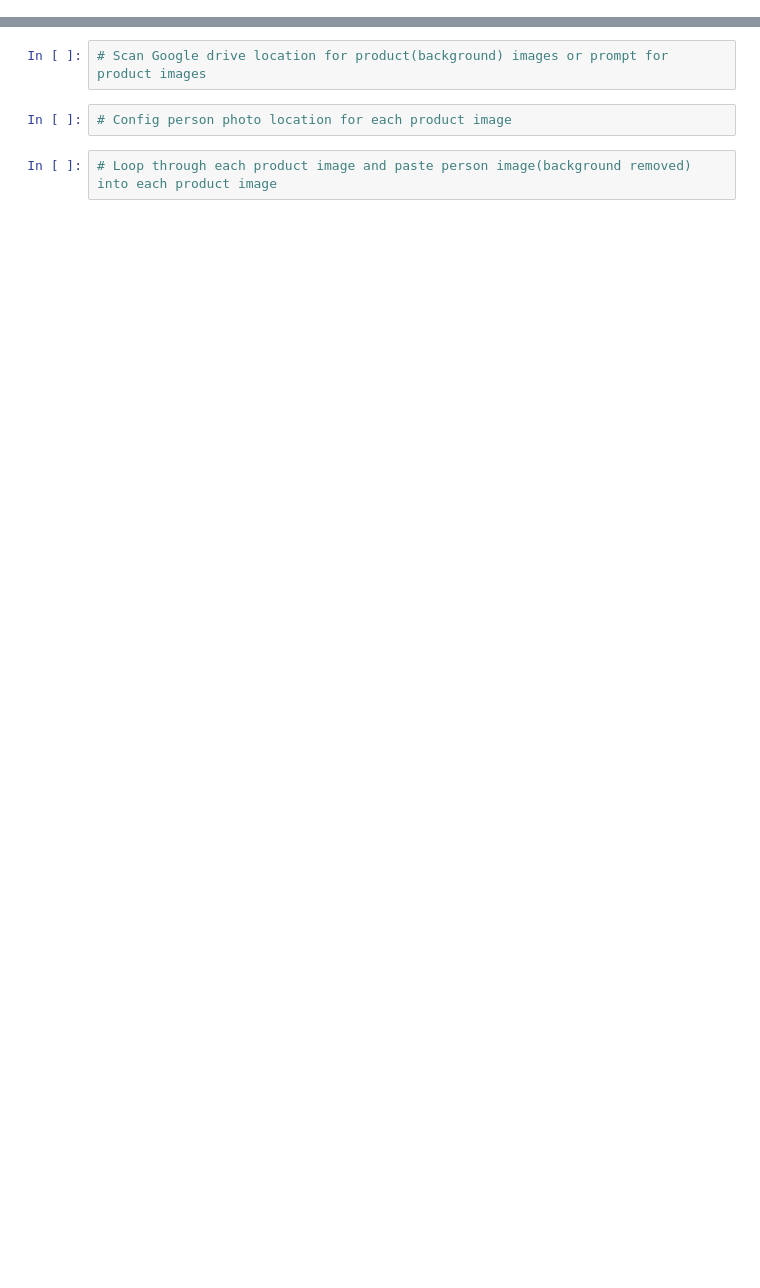
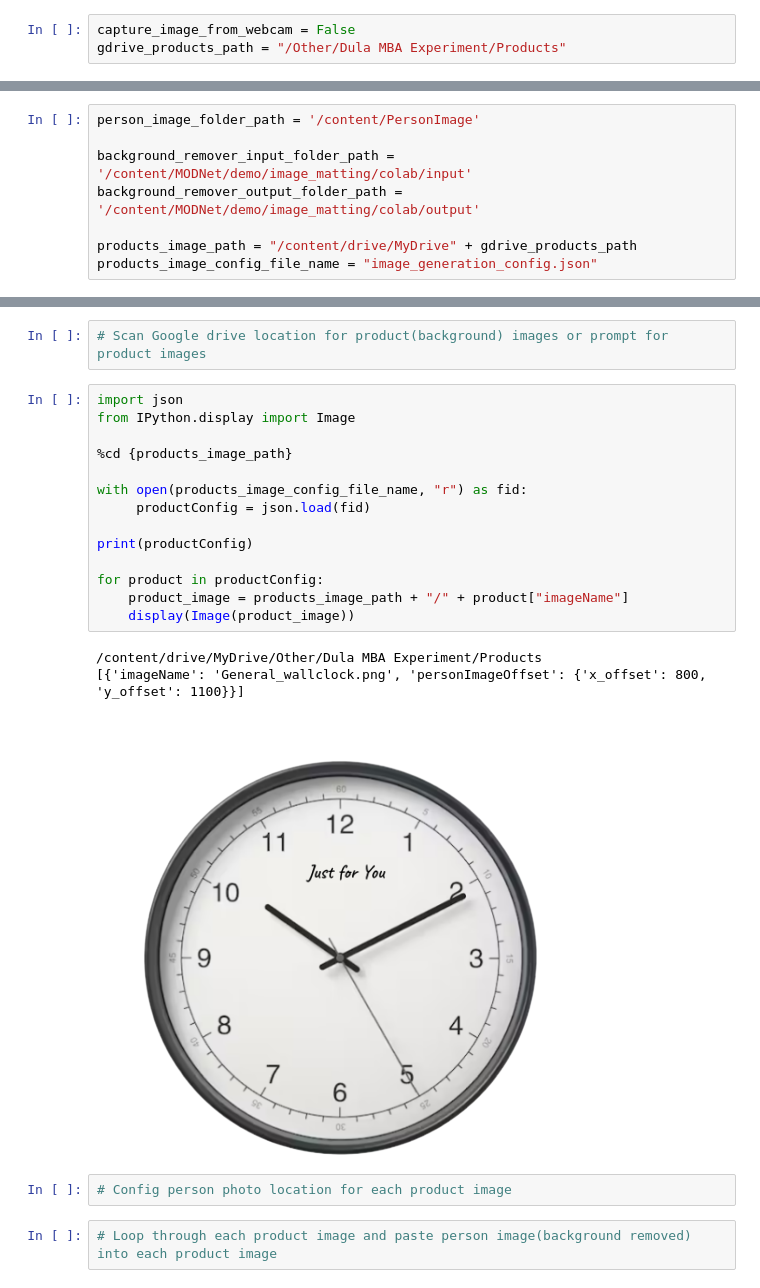
Before and after one commit to MaheeGamage/Product-Personalization-Colab, a Jupyter notebook: Product_personalization.ipynb, the cells around one changed output, grey strips where cells are left out. Drawn from its saved outputs; the diff is of its cells as text; blank space fills up the shorter version.

```diff
--- a/Product_personalization.ipynb
+++ b/Product_personalization.ipynb
@@ -7,0 +13,3 @@ from base64 import b64decode
+# %%
+capture_image_from_webcam = False
+gdrive_products_path = "/Other/Dula MBA Experiment/Products"
@@ -7,0 +18,8 @@ from base64 import b64decode
+# %%
+person_image_folder_path = '/content/PersonImage'
+
+background_remover_input_folder_path = '/content/MODNet/demo/image_matting/colab/input'
+background_remover_output_folder_path = '/content/MODNet/demo/image_matting/colab/output'
+
+products_image_path = "/content/drive/MyDrive" + gdrive_products_path
+products_image_config_file_name = "image_generation_config.json"
@@ -50,5 +197,23 @@ def take_photo(filename='photo.jpg', quality=0.8):
 # %%
 # Scan Google drive location for product(background) images or prompt for product images
+# %%
+import json
+from IPython.display import Image
+
+%cd {products_image_path}
+
+with open(products_image_config_file_name, "r") as fid:
+     productConfig = json.load(fid)
+
+print(productConfig)
+
+for product in productConfig:
+    product_image = products_image_path + "/" + product["imageName"]
+    display(Image(product_image))
+# %% [output]
+/content/drive/MyDrive/Other/Dula MBA Experiment/Products
+[{'imageName': 'General_wallclock.png', 'personImageOffset': {'x_offset': 800, 'y_offset': 1100}}]
+[figure, added]
 # %%
 # Config person photo location for each product image
 # %%
```
Also changed, not shown: parts of 18 cells of this notebook.
